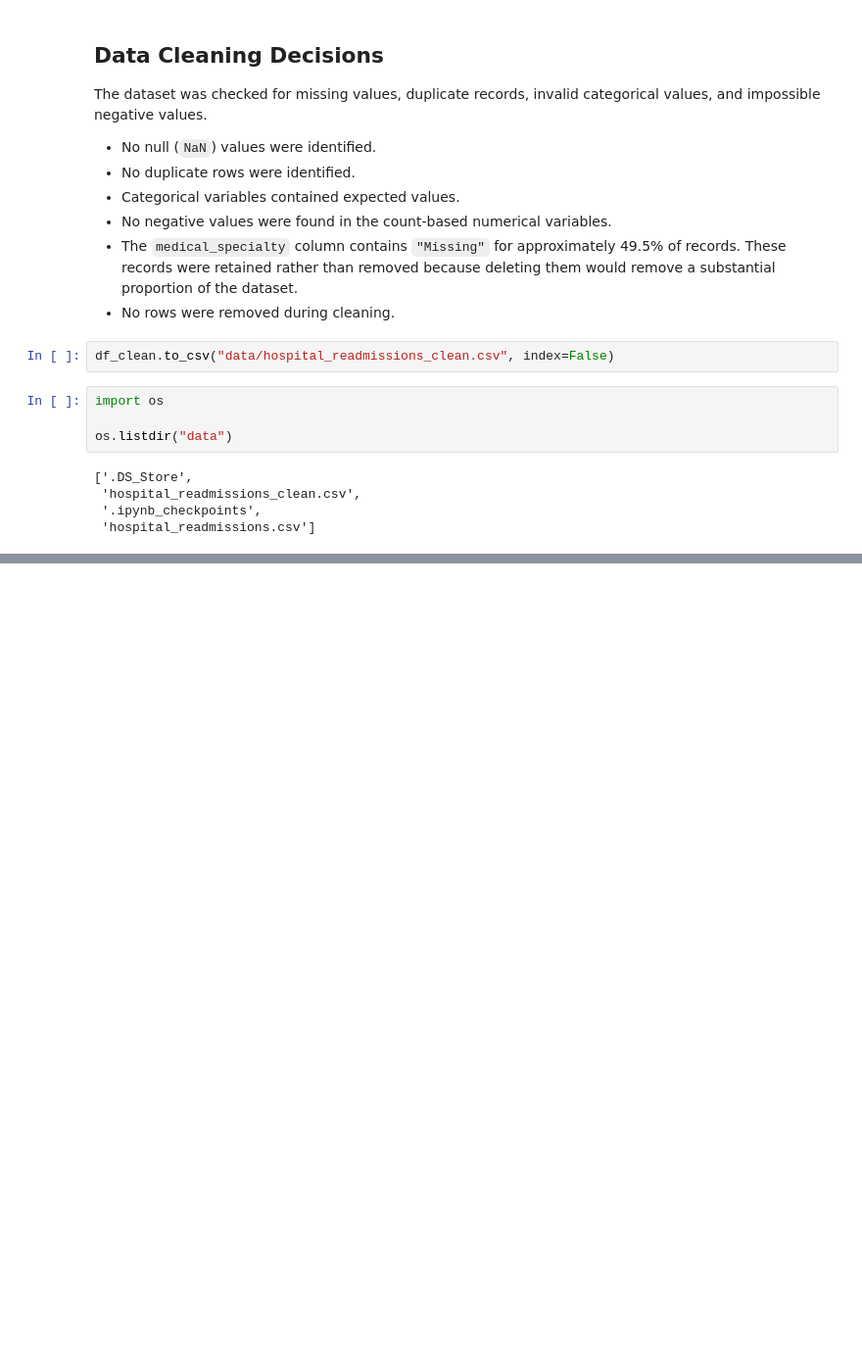
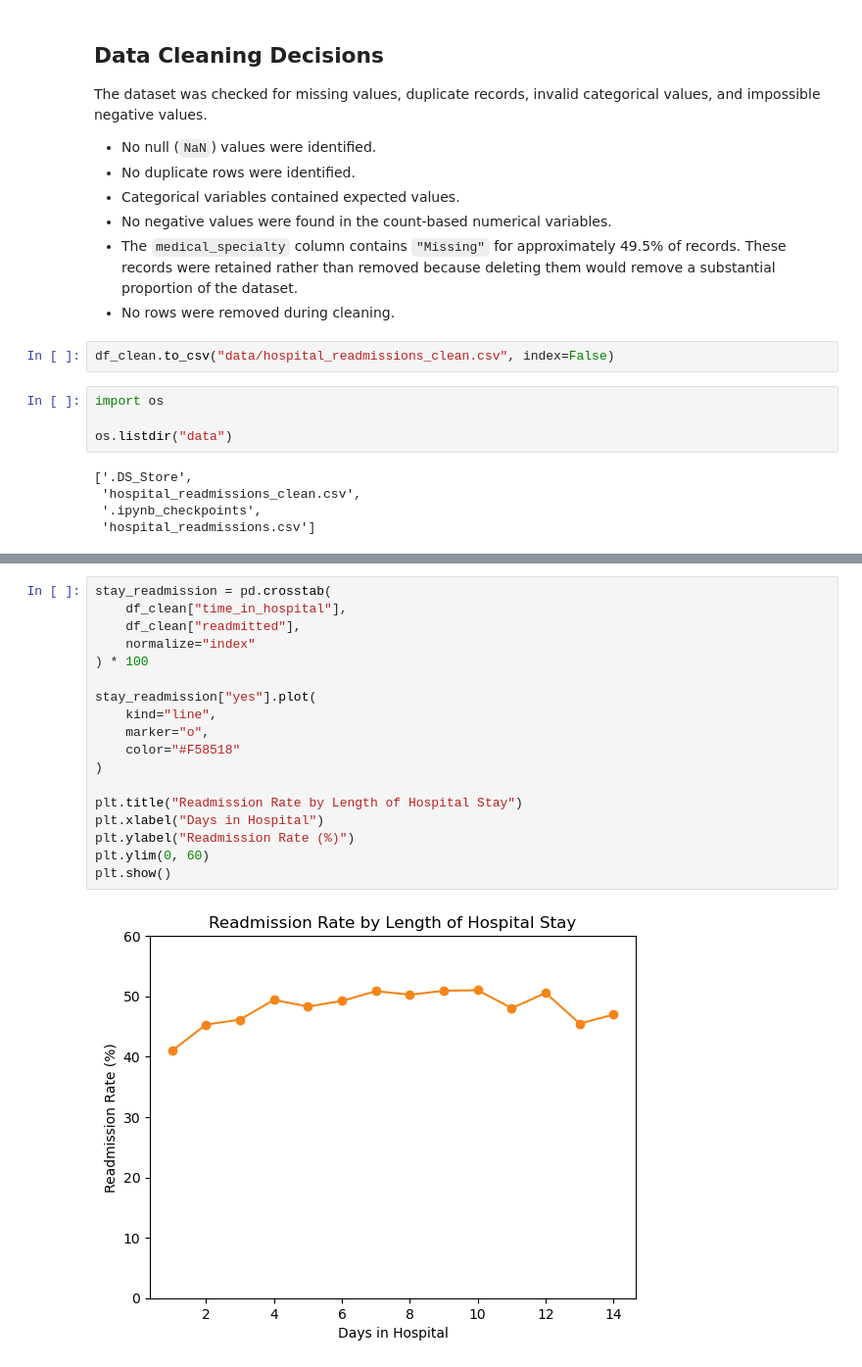
Before and after one commit to shaunagbaje/projects, a Jupyter notebook: hospital_readmission_analysis.ipynb, the cells around one changed output, grey strips where cells are left out. Shown at 98% size. Cells and saved outputs as stored; diff of their text form; blank space fills up the shorter version.

```diff
--- a/hospital_readmission_analysis.ipynb
+++ b/hospital_readmission_analysis.ipynb
@@ -257,0 +342,20 @@ os.listdir("data")
+# %%
+stay_readmission = pd.crosstab(
+    df_clean["time_in_hospital"],
+    df_clean["readmitted"],
+    normalize="index"
+) * 100
+
+stay_readmission["yes"].plot(
+    kind="line",
+    marker="o",
+    color="#F58518"
+)
+
+plt.title("Readmission Rate by Length of Hospital Stay")
+plt.xlabel("Days in Hospital")
+plt.ylabel("Readmission Rate (%)")
+plt.ylim(0, 60)
+plt.show()
+# %% [output]
+[figure, added]
```
Also changed, not shown: parts of 19 cells of this notebook.
